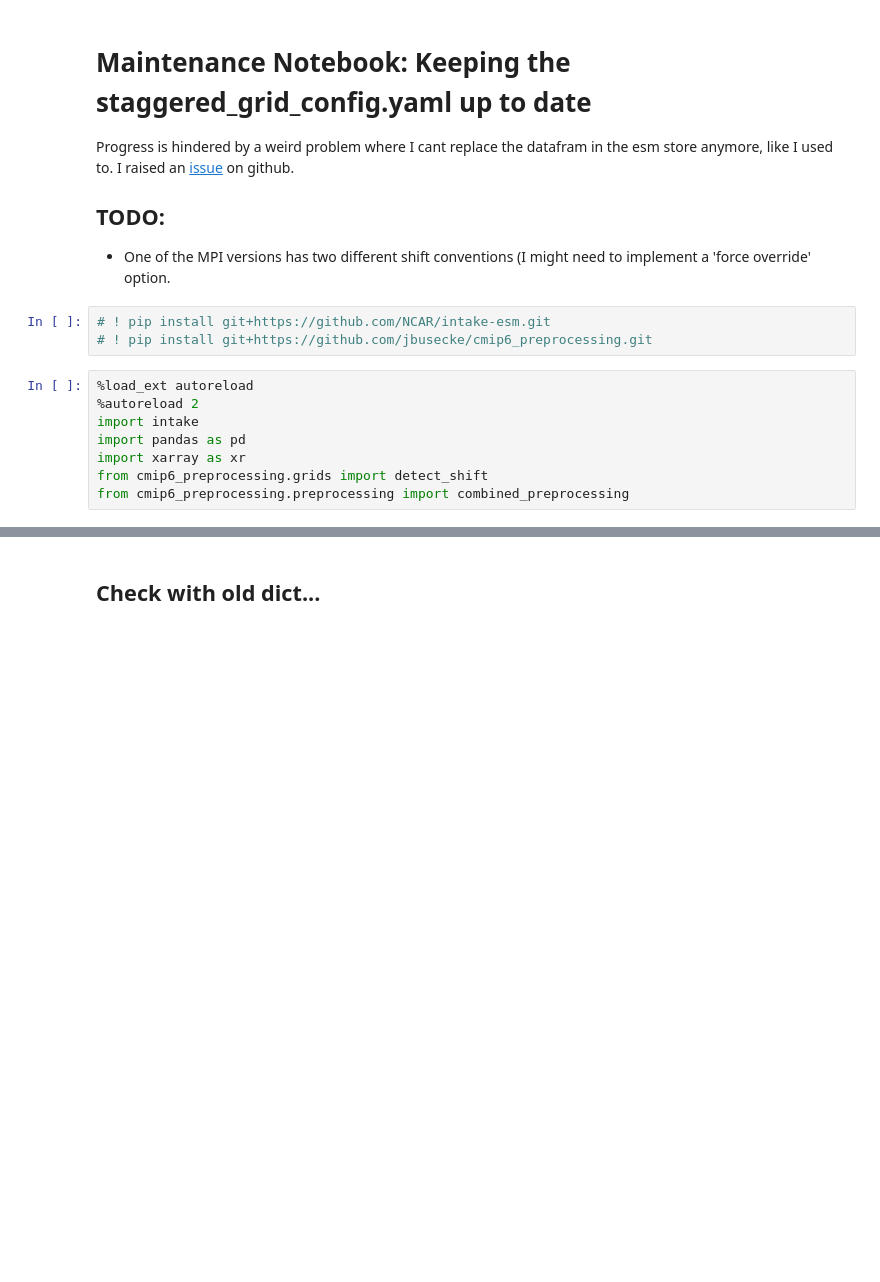
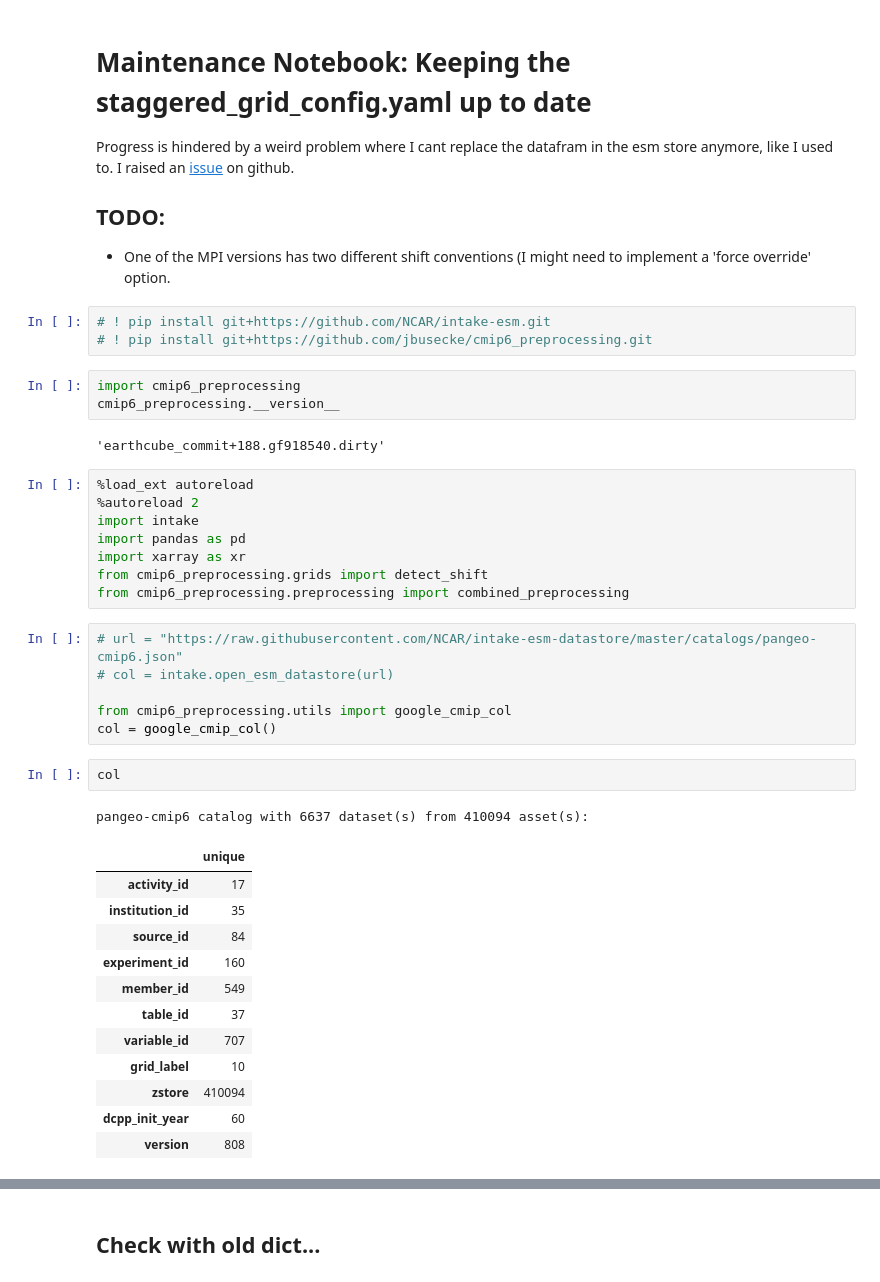
Before and after one commit to jbusecke/xMIP, a Jupyter notebook: notebooks/maintenance_grids.ipynb, the cells around one changed output, grey strips where cells are left out. Saved outputs shown, nothing was run; the diff lists cells and outputs as text; blank space fills up the shorter version.

Commit message:
added tests + updated grid notebook

```diff
--- a/notebooks/maintenance_grids.ipynb
+++ b/notebooks/maintenance_grids.ipynb
@@ -9,6 +9,11 @@ Progress is hindered by a weird problem where I cant replace the datafram in the
 # %%
 # ! pip install git+https://github.com/NCAR/intake-esm.git
 # ! pip install git+https://github.com/jbusecke/cmip6_preprocessing.git
+# %%
+import cmip6_preprocessing
+cmip6_preprocessing.__version__
+# %% [output]
+'earthcube_commit+188.gf918540.dirty'
 # %%
 %load_ext autoreload
 %autoreload 2
@@ -17,5 +22,27 @@ import pandas as pd
 import xarray as xr
 from cmip6_preprocessing.grids import detect_shift
 from cmip6_preprocessing.preprocessing import combined_preprocessing
+# %%
+# url = "https://raw.githubusercontent.com/NCAR/intake-esm-datastore/master/catalogs/pangeo-cmip6.json"
+# col = intake.open_esm_datastore(url)
+
+from cmip6_preprocessing.utils import google_cmip_col
+col = google_cmip_col()
+# %%
+col
+# %% [output]
+pangeo-cmip6 catalog with 6637 dataset(s) from 410094 asset(s):
+|  | unique |
+| activity_id | 17 |
+| institution_id | 35 |
+| source_id | 84 |
+| experiment_id | 160 |
+| member_id | 549 |
+| table_id | 37 |
+| variable_id | 707 |
+| grid_label | 10 |
+| zstore | 410094 |
+| dcpp_init_year | 60 |
+| version | 808 |
 # %%
 # Grab all available ocean output.
```
Also changed, not shown: parts of 11 cells of this notebook, 4 other files.
